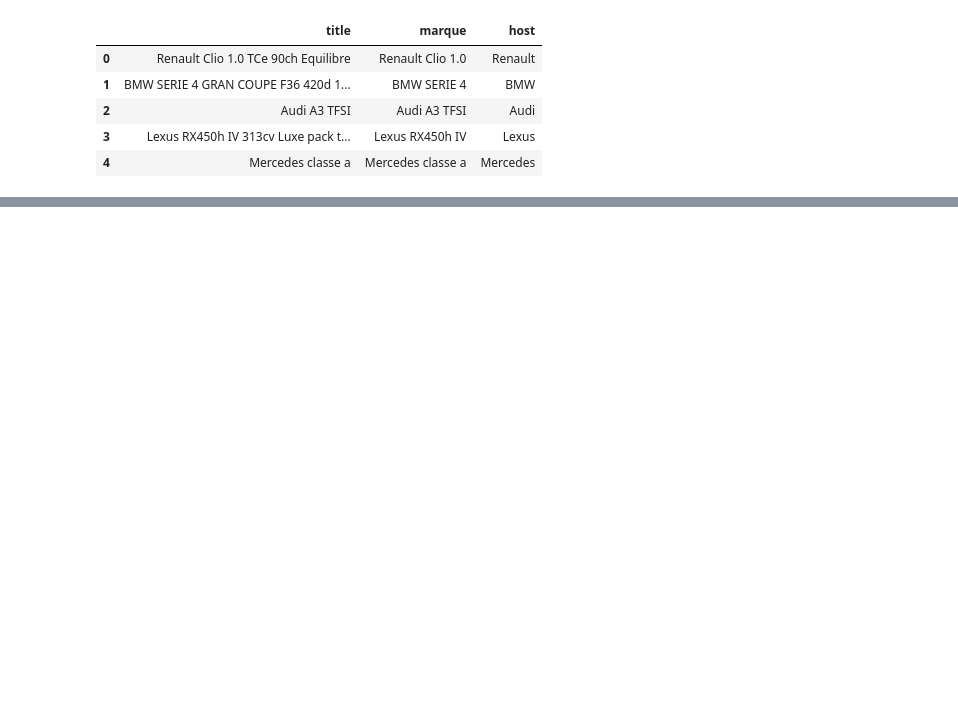
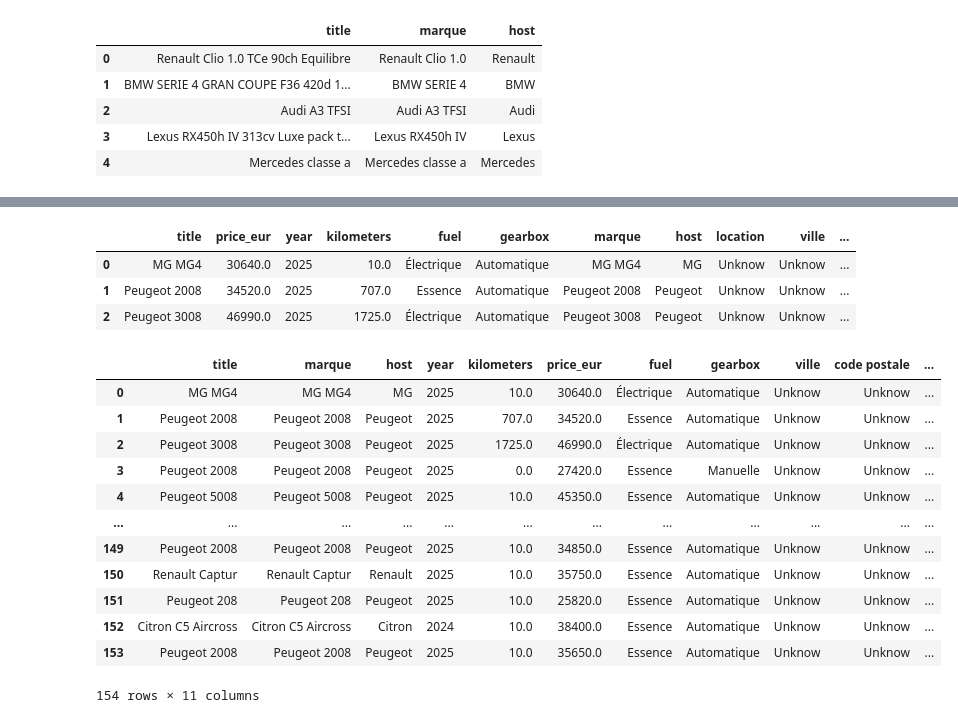
Before and after one commit to Userphenixe/AutoPrice-IQ, a Jupyter notebook: ETL/NoteBooks/Transformer.ipynb, the cells around one changed output, grey strips where cells are left out. Drawn from its saved outputs; the diff is of its cells as text; code cells hidden in the pictures; blank space fills up the shorter version.

Commit message:
Aramisauto Transformer

```diff
--- a/ETL/NoteBooks/Transformer.ipynb
+++ b/ETL/NoteBooks/Transformer.ipynb
@@ -213,0 +340,2 @@ df_leboncoin.head()
+# %%
+df_aramisauto["year"] = df_aramisauto["year"].astype(int)
@@ -213,0 +364,10 @@ df_leboncoin.head()
+# %%
+mask = df_aramisauto["marque"].str.contains(r"[A-Za-z]", regex=True, na=False)
+
+df_aramisauto = df_aramisauto[mask].copy().reset_index(drop=True)
+# %%
+df_aramisauto["host"] = (df_aramisauto["marque"]
+                        .astype(str)
+                        .str.split()
+                        .apply(lambda x: "".join(x[:1])))
+df_aramisauto[["title", "marque", "host"]]
@@ -213,0 +388,41 @@ df_leboncoin.head()
+# %%
+df_aramisauto["location"] = "Unknow"
+df_aramisauto["ville"] = "Unknow"
+df_aramisauto["code postale"] = "Unknow"
+# %%
+df_aramisauto.head(3)
+# %% [output]
+|  | title | price_eur | year | kilometers | fuel | gearbox | marque | host | location | ville | ... |
+| 0 | MG MG4 | 30640.0 | 2025 | 10.0 | Électrique | Automatique | MG MG4 | MG | Unknow | Unknow | ... |
+| 1 | Peugeot 2008 | 34520.0 | 2025 | 707.0 | Essence | Automatique | Peugeot 2008 | Peugeot | Unknow | Unknow | ... |
+| 2 | Peugeot 3008 | 46990.0 | 2025 | 1725.0 | Électrique | Automatique | Peugeot 3008 | Peugeot | Unknow | Unknow | ... |
+# %%
+cols_order = [
+    "title",
+    "marque",
+    "host",
+    "year",
+    "kilometers",
+    "price_eur",
+    "fuel",
+    "gearbox",
+    "ville",
+    "code postale",
+    "location"
+]
+df_aramisauto = df_aramisauto[cols_order]
+df_aramisauto
+# %% [output]
+|  | title | marque | host | year | kilometers | price_eur | fuel | gearbox | ville | code postale | ... |
+| 0 | MG MG4 | MG MG4 | MG | 2025 | 10.0 | 30640.0 | Électrique | Automatique | Unknow | Unknow | ... |
+| 1 | Peugeot 2008 | Peugeot 2008 | Peugeot | 2025 | 707.0 | 34520.0 | Essence | Automatique | Unknow | Unknow | ... |
+| 2 | Peugeot 3008 | Peugeot 3008 | Peugeot | 2025 | 1725.0 | 46990.0 | Électrique | Automatique | Unknow | Unknow | ... |
+| 3 | Peugeot 2008 | Peugeot 2008 | Peugeot | 2025 | 0.0 | 27420.0 | Essence | Manuelle | Unknow | Unknow | ... |
+| 4 | Peugeot 5008 | Peugeot 5008 | Peugeot | 2025 | 10.0 | 45350.0 | Essence | Automatique | Unknow | Unknow | ... |
+| ... | ... | ... | ... | ... | ... | ... | ... | ... | ... | ... | ... |
+| 149 | Peugeot 2008 | Peugeot 2008 | Peugeot | 2025 | 10.0 | 34850.0 | Essence | Automatique | Unknow | Unknow | ... |
+| 150 | Renault Captur | Renault Captur | Renault | 2025 | 10.0 | 35750.0 | Essence | Automatique | Unknow | Unknow | ... |
+| 151 | Peugeot 208 | Peugeot 208 | Peugeot | 2025 | 10.0 | 25820.0 | Essence | Automatique | Unknow | Unknow | ... |
+| 152 | Citron C5 Aircross | Citron C5 Aircross | Citron | 2024 | 10.0 | 38400.0 | Essence | Automatique | Unknow | Unknow | ... |
+| 153 | Peugeot 2008 | Peugeot 2008 | Peugeot | 2025 | 10.0 | 35650.0 | Essence | Automatique | Unknow | Unknow | ... |
+154 rows × 11 columns
```
Also changed, not shown: parts of 13 cells of this notebook.
